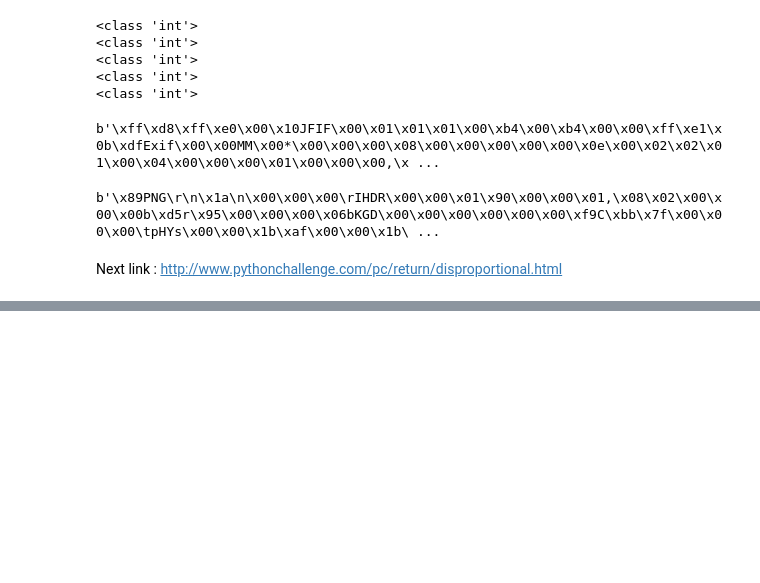
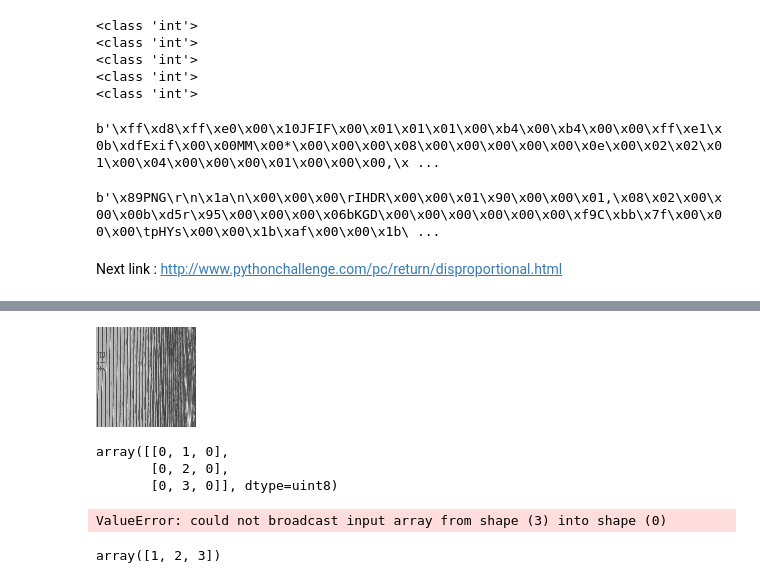
Before and after one commit to jaumecolomhernandez/python-challenges, a Jupyter notebook: python-challenge.ipynb, the cells around one changed output, grey strips where cells are left out. Drawn from its saved outputs; the diff is of its cells as text; code cells hidden in the pictures; blank space fills up the shorter version.

```diff
--- a/python-challenge.ipynb
+++ b/python-challenge.ipynb
@@ -3034,0 +3059,3 @@ Next link : http://www.pythonchallenge.com/pc/return/disproportional.html
+# %%
+im = Image.open('wire.png').convert('L')
+mat = np.array(im)
@@ -3034,0 +3066,5 @@ Next link : http://www.pythonchallenge.com/pc/return/disproportional.html
+# %%
+new = np.zeros((100,100),dtype="uint8")
+# %%
+for i in range(100):
+    new[:,i] = mat[0,(i*100):((i+1)*100)]
@@ -3034,0 +3081,5 @@ Next link : http://www.pythonchallenge.com/pc/return/disproportional.html
+# %%
+im = Image.fromarray(new, 'L')
+im
+# %% [output]
+[figure, added]
@@ -3034,0 +3088,10 @@ Next link : http://www.pythonchallenge.com/pc/return/disproportional.html
+# %%
+new
+# %% [output]
+array([[0, 1, 0],
+       [0, 2, 0],
+       [0, 3, 0]], dtype=uint8)
+# %%
+new[3:1,1] = test
+# %% [output]
+ValueError: could not broadcast input array from shape (3) into shape (0)
@@ -3034,0 +3100,4 @@ Next link : http://www.pythonchallenge.com/pc/return/disproportional.html
+# %%
+test
+# %% [output]
+array([1, 2, 3])
```
Also changed, not shown: parts of 20 cells of this notebook, 1 other file.
